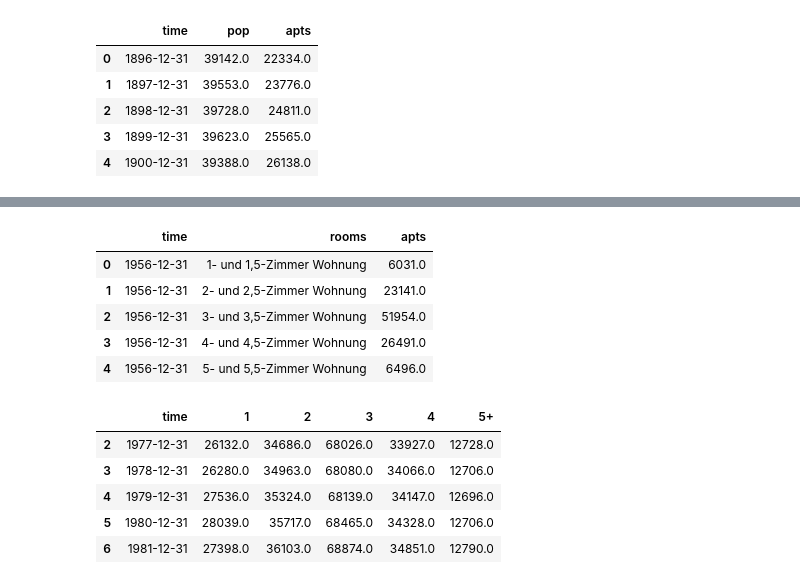
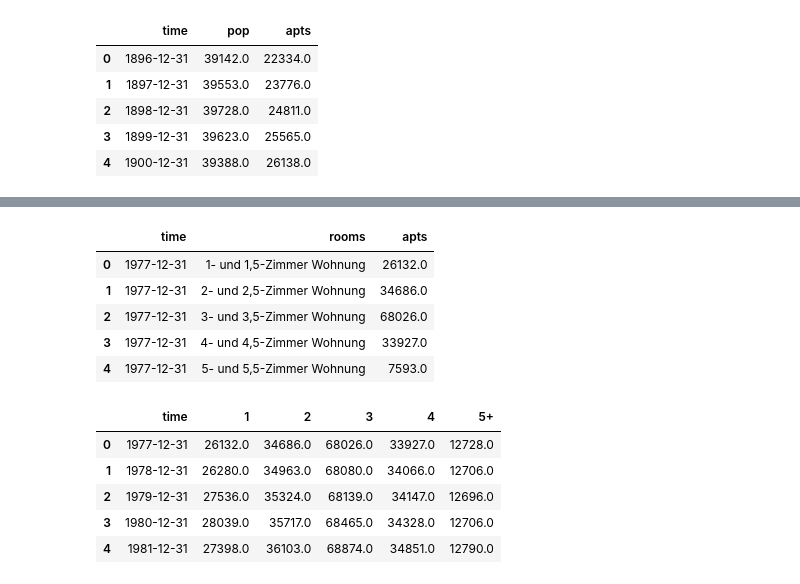
Before and after one commit to zazuko/notebooks, a Jupyter notebook: real_estate.ipynb, the cells around one changed output, grey strips where cells are left out. Cells and saved outputs as stored; diff of their text form; code cells hidden in the pictures.

```diff
--- a/real_estate.ipynb
+++ b/real_estate.ipynb
@@ -291,35 +260,36 @@ fig.show()
 # %%
 query = """
     SELECT ?time ?rooms (SUM(?count) AS ?apts)
     FROM <https://lindas.admin.ch/stadtzuerich/stat>
     WHERE {
       ssz:WHG-ZIM a cube:Cube;
                  cube:observationSet/cube:observation ?obs.
       ?obs property:TIME ?time ;
                property:RAUM ?place_uri;
                property:ZIM/schema:name ?rooms ;
                measure:WHG ?count .
 
       ?place_uri skos:inScheme <https://ld.stadt-zuerich.ch/statistics/scheme/Kreis> ;
                  schema:name ?place .
 
       FILTER regex(str(?place),"ab|Stadtgebiet vor")
+      FILTER (?time >= "1977-01-01"^^xsd:time)
     }
     GROUP BY ?time ?rooms
     ORDER BY ?time ?rooms
 """
 
 df = sparql.send_query(query)
 df.head()
 # %% [output]
 |  | time | rooms | apts |
-| 0 | 1956-12-31 | 1- und 1,5-Zimmer Wohnung | 6031.0 |
-| 1 | 1956-12-31 | 2- und 2,5-Zimmer Wohnung | 23141.0 |
-| 2 | 1956-12-31 | 3- und 3,5-Zimmer Wohnung | 51954.0 |
-| 3 | 1956-12-31 | 4- und 4,5-Zimmer Wohnung | 26491.0 |
-| 4 | 1956-12-31 | 5- und 5,5-Zimmer Wohnung | 6496.0 |
+| 0 | 1977-12-31 | 1- und 1,5-Zimmer Wohnung | 26132.0 |
+| 1 | 1977-12-31 | 2- und 2,5-Zimmer Wohnung | 34686.0 |
+| 2 | 1977-12-31 | 3- und 3,5-Zimmer Wohnung | 68026.0 |
+| 3 | 1977-12-31 | 4- und 4,5-Zimmer Wohnung | 33927.0 |
+| 4 | 1977-12-31 | 5- und 5,5-Zimmer Wohnung | 7593.0 |
 # %%
-def rename_rooms(x):
+def rename_rooms(x: str) -> str:
 
     elements = x.split("- und ")
     if elements[1] == "mehr-Zimmer Wohnung":
@@ -335,14 +305,13 @@ df = pd.pivot_table(df, index="time", columns="rooms", values="apts")
 df["5+"][df["5+"].isna()] = df["5"][df["5+"].isna()] + df["6+"][df["5+"].isna()]
 df = df[["1", "2", "3", "4", "5+"]].reset_index().rename_axis(None, axis=1)
 df = df.fillna(method="ffill")
-df = df[df.time >= datetime.date(1977,1,1)]
 df.head()
 # %% [output]
 |  | time | 1 | 2 | 3 | 4 | 5+ |
-| 2 | 1977-12-31 | 26132.0 | 34686.0 | 68026.0 | 33927.0 | 12728.0 |
-| 3 | 1978-12-31 | 26280.0 | 34963.0 | 68080.0 | 34066.0 | 12706.0 |
-| 4 | 1979-12-31 | 27536.0 | 35324.0 | 68139.0 | 34147.0 | 12696.0 |
-| 5 | 1980-12-31 | 28039.0 | 35717.0 | 68465.0 | 34328.0 | 12706.0 |
-| 6 | 1981-12-31 | 27398.0 | 36103.0 | 68874.0 | 34851.0 | 12790.0 |
+| 0 | 1977-12-31 | 26132.0 | 34686.0 | 68026.0 | 33927.0 | 12728.0 |
+| 1 | 1978-12-31 | 26280.0 | 34963.0 | 68080.0 | 34066.0 | 12706.0 |
+| 2 | 1979-12-31 | 27536.0 | 35324.0 | 68139.0 | 34147.0 | 12696.0 |
+| 3 | 1980-12-31 | 28039.0 | 35717.0 | 68465.0 | 34328.0 | 12706.0 |
+| 4 | 1981-12-31 | 27398.0 | 36103.0 | 68874.0 | 34851.0 | 12790.0 |
 # %%
 cols = ["1", "2", "3", "4", "5+"]
```
Also changed, not shown: parts of 13 cells of this notebook, 2 other files.
